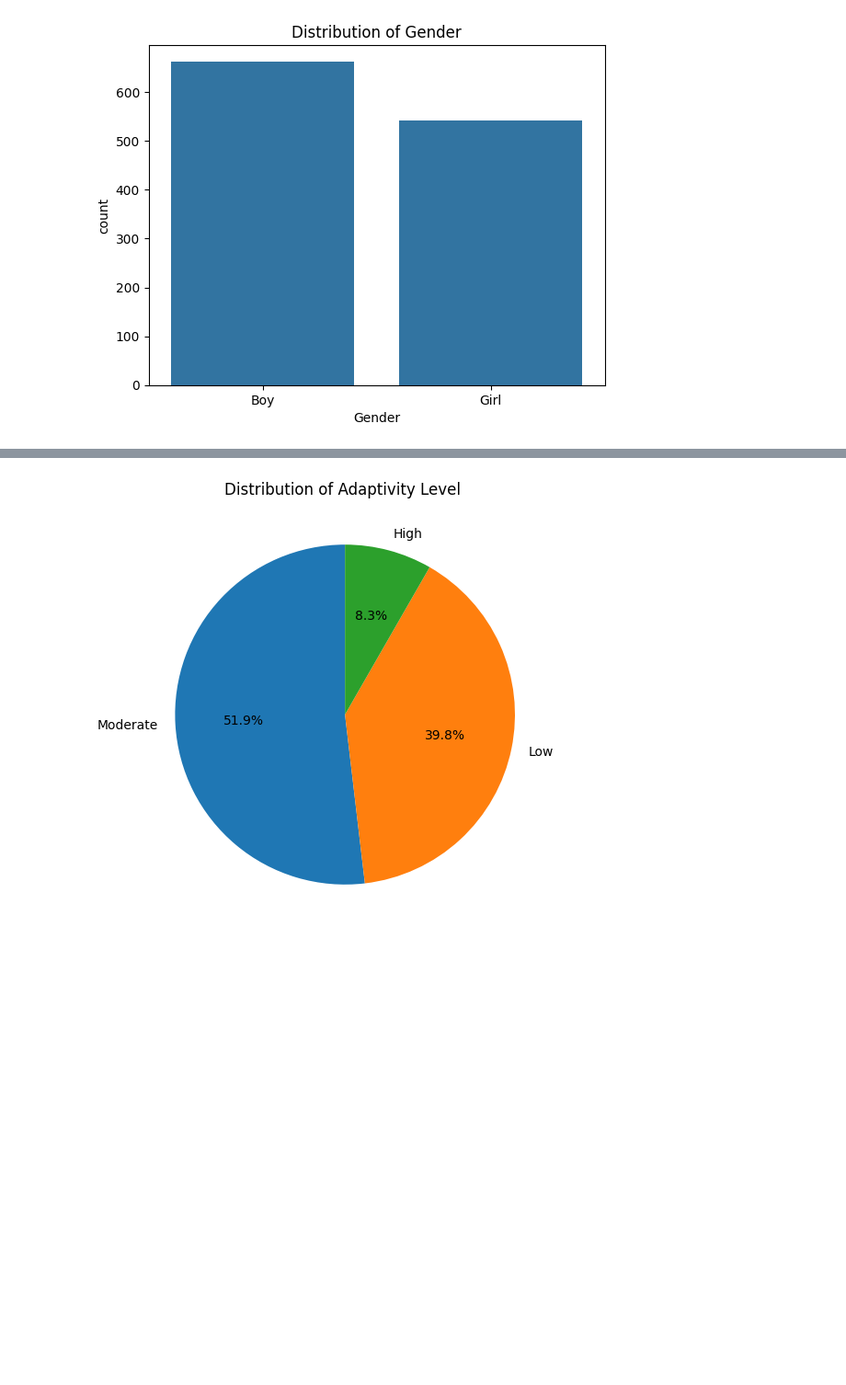
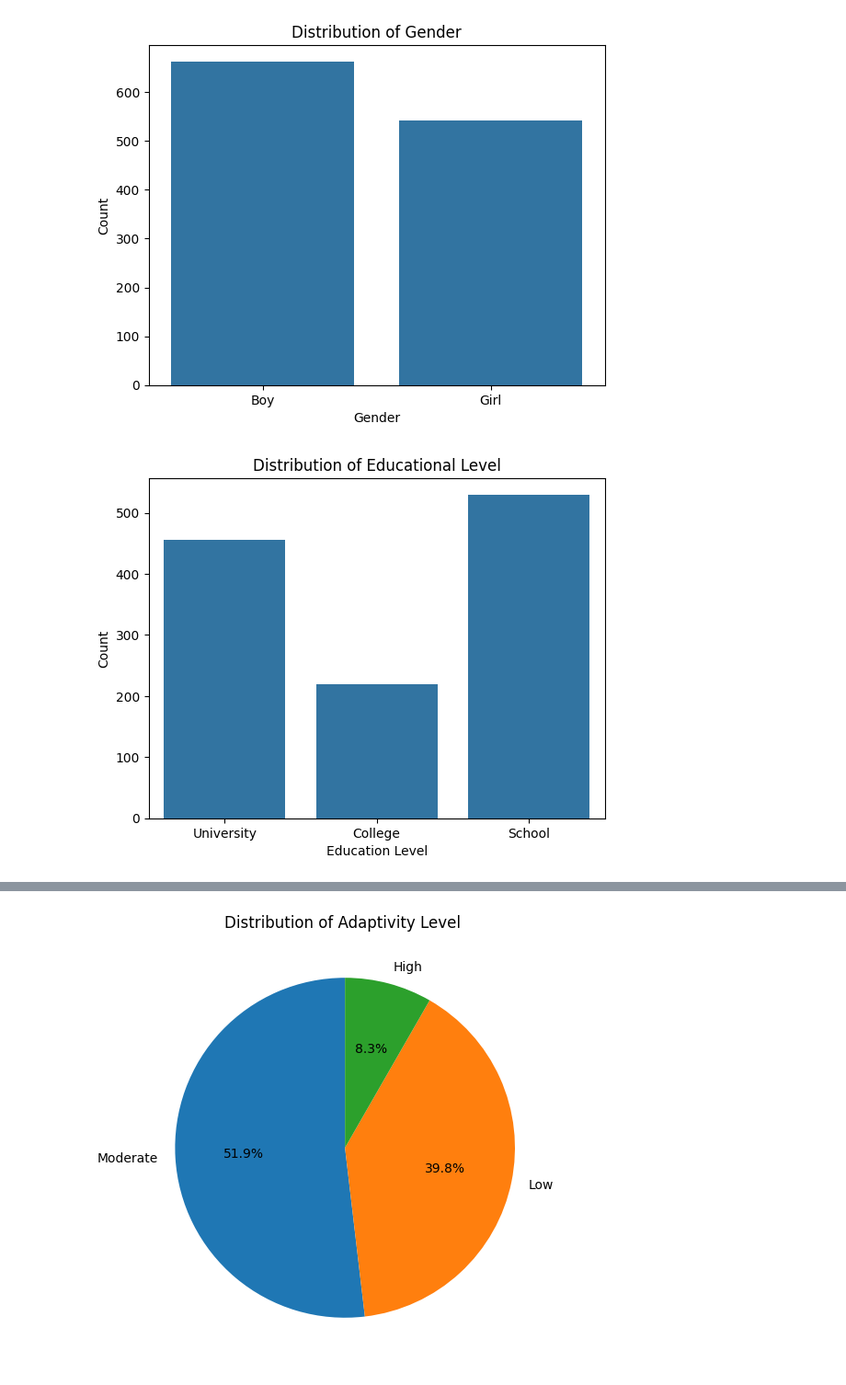
Before and after one commit to RandDahmash/Mining-project, a Jupyter notebook: Phase2.ipynb, the cells around one changed output, grey strips where cells are left out. Shown at 92% size. Cells and saved outputs as stored; diff of their text form; code cells hidden in the pictures; blank space fills up the shorter version.

```diff
--- a/Phase2.ipynb
+++ b/Phase2.ipynb
@@ -47,3 +57,11 @@ plt.title("Distribution of Gender")
 plt.show()
 # %% [output]
 [figure]
+# %%
+##Bar-plot for  Education Level attribute
+sns.countplot(x='Education Level', data=df)
+plt.title("Distribution of Educational Level")
+plt.ylabel("Count")
+plt.show()
+# %% [output]
+[figure, added]
```
Also changed, not shown: parts of 6 cells of this notebook.
